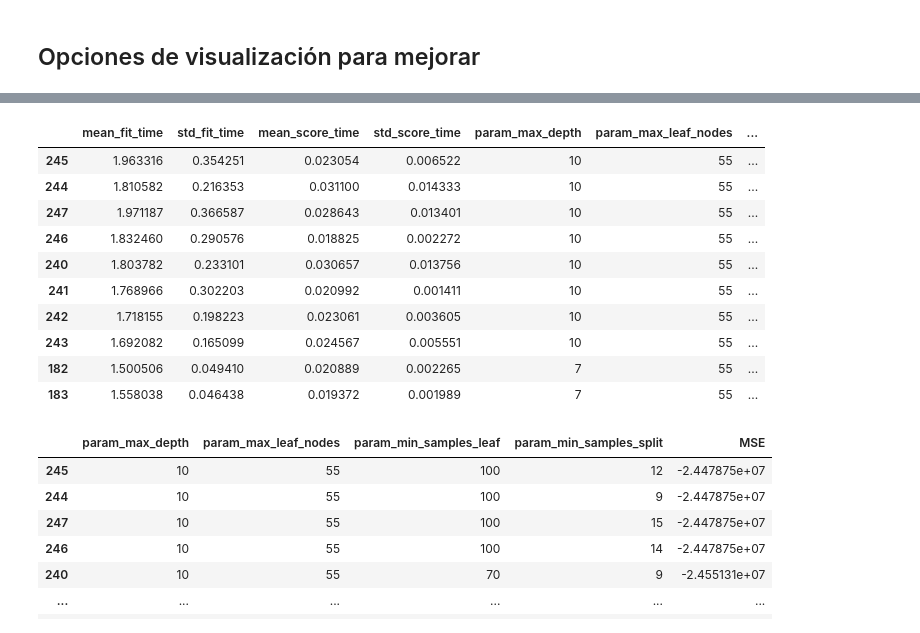
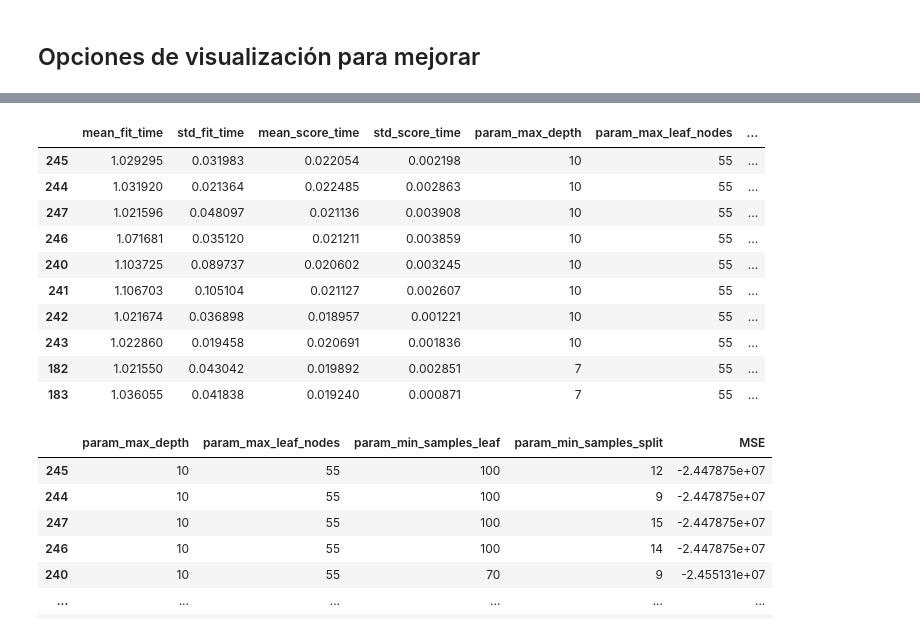
Before and after one commit to ngcarvajall/Lab_EDA_Gestion_Nulos, a Jupyter notebook: cross_validation.ipynb, the cells around one changed output, grey strips where cells are left out. Saved outputs shown, nothing was run; the diff lists cells and outputs as text; code cells hidden in the pictures.

```diff
--- a/cross_validation.ipynb
+++ b/cross_validation.ipynb
@@ -41,6 +41,10 @@ df.head()
 | 2 | 5864.791484 | 9800 | 13332.624775 | 4593.730994 | 10663.846715 | 0.650794 | -1.0 | ... |
 | 3 | 5864.791484 | 1500 | 2828.211457 | 4593.730994 | 4737.952367 | -0.730159 | 0.0 | ... |
 | 4 | 5864.791484 | 3600 | 2828.211457 | 4593.730994 | 4737.952367 | -0.825397 | -2.4 | ... |
+# %%
+columnas_eliminar = ['abtest_control', 'abtest_test' ,'month_created', 'year_created', 'lastSeen', 'monthOfRegistration', 'dateCrawled']
+# %%
+df.drop(columns=columnas_eliminar, inplace=True)
 # %%
 x= df.drop(columns='price')
 y = df[['price']]
@@ -233,9 +237,9 @@ params_arbol_6 = {
 # %% [markdown]
 PAMS 7
 # %%
-grid_search_arbol_7 = GridSearchCV(DecisionTreeRegressor(),
-                                 param_grid=params_arbol_7,
-                                 cv = 5,
-                                 scoring= 'neg_mean_squared_error',
-                                 n_jobs=-1)
-grid_search_arbol_7.fit(x_train, y_train)
+# grid_search_arbol_7 = GridSearchCV(DecisionTreeRegressor(),
+#                                  param_grid=params_arbol_7,
+#                                  cv = 5,
+#                                  scoring= 'neg_mean_squared_error',
+#                                  n_jobs=-1)
+# grid_search_arbol_7.fit(x_train, y_train)
@@ -331,18 +330,18 @@ NotFittedError: This DecisionTreeRegressor instance is not fitted yet. Call 'fit
 # %%
-df_resultados_arbol = pd.DataFrame(grid_search_arbol.cv_results_).sort_values(by = 'rank_test_score', ascending=True)
+df_resultados_arbol = pd.DataFrame(grid_search_arbol_4.cv_results_).sort_values(by = 'rank_test_score', ascending=True)
 df_resultados_arbol.head(10)
 # %% [output]
 |  | mean_fit_time | std_fit_time | mean_score_time | std_score_time | param_max_depth | param_max_leaf_nodes | ... |
-| 245 | 1.963316 | 0.354251 | 0.023054 | 0.006522 | 10 | 55 | ... |
-| 244 | 1.810582 | 0.216353 | 0.031100 | 0.014333 | 10 | 55 | ... |
-| 247 | 1.971187 | 0.366587 | 0.028643 | 0.013401 | 10 | 55 | ... |
-| 246 | 1.832460 | 0.290576 | 0.018825 | 0.002272 | 10 | 55 | ... |
-| 240 | 1.803782 | 0.233101 | 0.030657 | 0.013756 | 10 | 55 | ... |
-| 241 | 1.768966 | 0.302203 | 0.020992 | 0.001411 | 10 | 55 | ... |
-| 242 | 1.718155 | 0.198223 | 0.023061 | 0.003605 | 10 | 55 | ... |
-| 243 | 1.692082 | 0.165099 | 0.024567 | 0.005551 | 10 | 55 | ... |
-| 182 | 1.500506 | 0.049410 | 0.020889 | 0.002265 | 7 | 55 | ... |
-| 183 | 1.558038 | 0.046438 | 0.019372 | 0.001989 | 7 | 55 | ... |
+| 245 | 1.029295 | 0.031983 | 0.022054 | 0.002198 | 10 | 55 | ... |
+| 244 | 1.031920 | 0.021364 | 0.022485 | 0.002863 | 10 | 55 | ... |
+| 247 | 1.021596 | 0.048097 | 0.021136 | 0.003908 | 10 | 55 | ... |
+| 246 | 1.071681 | 0.035120 | 0.021211 | 0.003859 | 10 | 55 | ... |
+| 240 | 1.103725 | 0.089737 | 0.020602 | 0.003245 | 10 | 55 | ... |
+| 241 | 1.106703 | 0.105104 | 0.021127 | 0.002607 | 10 | 55 | ... |
+| 242 | 1.021674 | 0.036898 | 0.018957 | 0.001221 | 10 | 55 | ... |
+| 243 | 1.022860 | 0.019458 | 0.020691 | 0.001836 | 10 | 55 | ... |
+| 182 | 1.021550 | 0.043042 | 0.019892 | 0.002851 | 7 | 55 | ... |
+| 183 | 1.036055 | 0.041838 | 0.019240 | 0.000871 | 7 | 55 | ... |
 # %%
 df_resultados_arbol_filtrado = df_resultados_arbol.filter(like='param').drop(columns='params')
 df_resultados_arbol_filtrado['MSE'] = df_resultados_arbol['mean_test_score']
```
Also changed, not shown: parts of 21 cells of this notebook, 2 other files.
